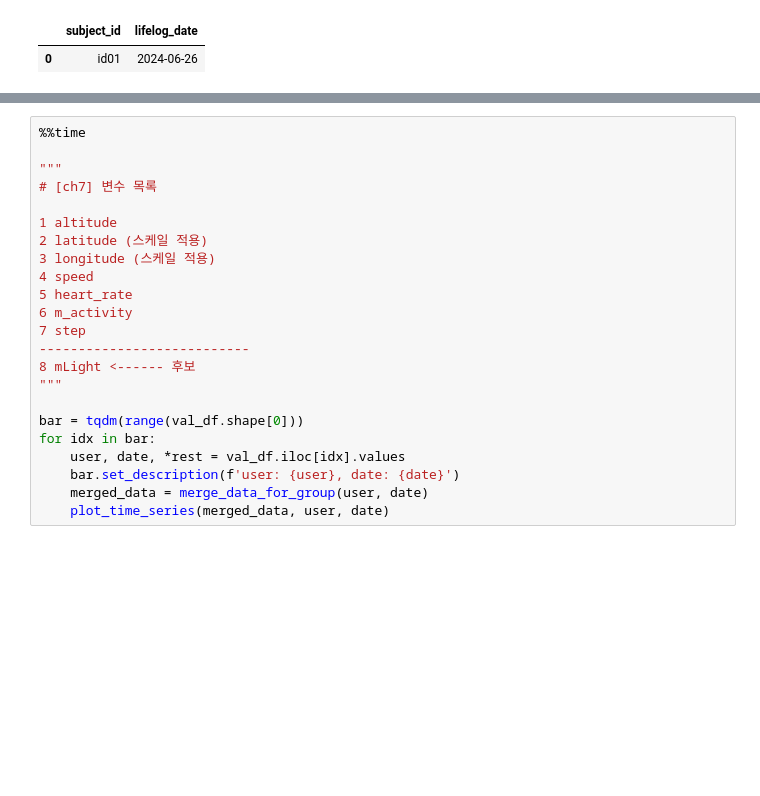
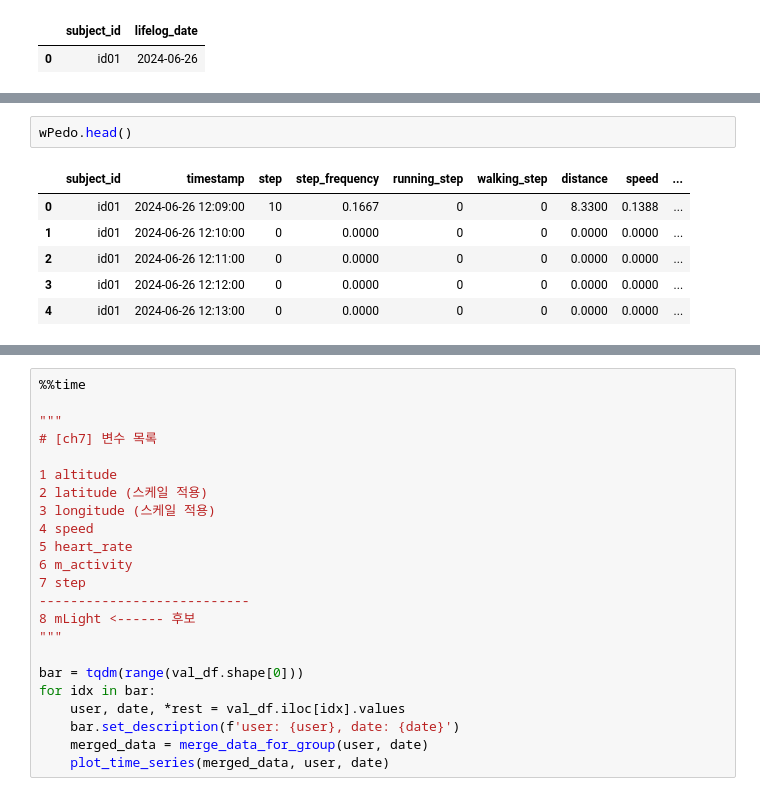
Before and after one commit to jacobgreen4477/The-4th-ETRI-AI-Human-Understanding-Competition, a Jupyter notebook: 이미지_sleeptime_v1_0_1.ipynb, the cells around one changed output, grey strips where cells are left out. Cells and saved outputs as stored; diff of their text form; blank space fills up the shorter version.

```diff
--- a/이미지_sleeptime_v1_0_1.ipynb
+++ b/이미지_sleeptime_v1_0_1.ipynb
@@ -1750,3 +1740,12 @@ mGps.head(1)
+# %%
+wPedo.head()
+# %% [output]
+|  | subject_id | timestamp | step | step_frequency | running_step | walking_step | distance | speed | ... |
+| 0 | id01 | 2024-06-26 12:09:00 | 10 | 0.1667 | 0 | 0 | 8.3300 | 0.1388 | ... |
+| 1 | id01 | 2024-06-26 12:10:00 | 0 | 0.0000 | 0 | 0 | 0.0000 | 0.0000 | ... |
+| 2 | id01 | 2024-06-26 12:11:00 | 0 | 0.0000 | 0 | 0 | 0.0000 | 0.0000 | ... |
+| 3 | id01 | 2024-06-26 12:12:00 | 0 | 0.0000 | 0 | 0 | 0.0000 | 0.0000 | ... |
+| 4 | id01 | 2024-06-26 12:13:00 | 0 | 0.0000 | 0 | 0 | 0.0000 | 0.0000 | ... |
 # %%
 def make_timestamps_unique(df, timestamp_col='timestamp'):
     # 'timestamp' 컬럼을 기준으로 정렬
```
Also changed, not shown: parts of 4 cells of this notebook.
